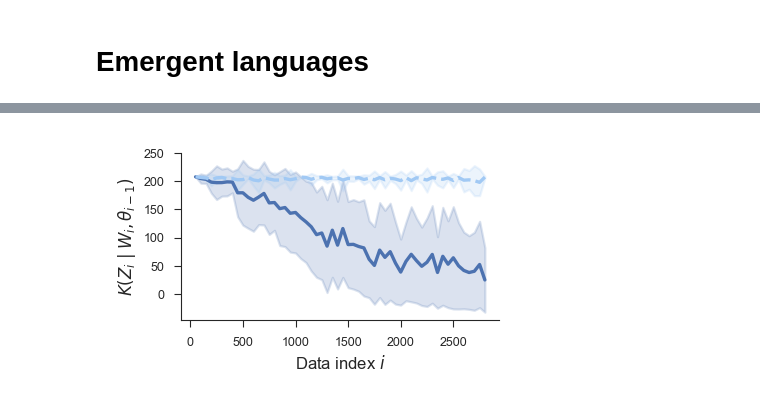
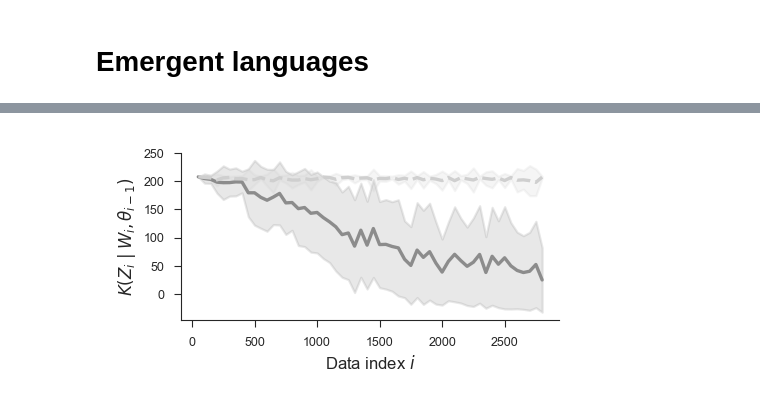
Before and after one commit to EricElmoznino/complexity_compositionality, a Jupyter notebook: papers/idea_preprint/notebook.ipynb, the cells around one changed output, grey strips where cells are left out. Drawn from its saved outputs; the diff is of its cells as text; code cells hidden in the pictures.

```diff
--- a/papers/idea_preprint/notebook.ipynb
+++ b/papers/idea_preprint/notebook.ipynb
@@ -593,24 +608,24 @@ data_results["reset"] = ~data_results["data_dir"].str.contains("no-resets")
 # %%
-fig, ax = plt.subplots(figsize=(2, 1.2))
+fig, ax = plt.subplots(figsize=(2.3, 1.2))
 
 sns.lineplot(
     data=data_curve,
     x="data encoded",
     y="K/K(interval i)",
     hue="reset",
     hue_order=[True, False],
-    palette=[sns.color_palette()[0], sns.color_palette("pastel")[0]],
+    palette=[sns.color_palette()[7], sns.color_palette("pastel")[7]],
     style="reset",
     style_order=[True, False],
     errorbar="sd",
     ax=ax,
 )
 
 ax.set(xlabel="Data index $i$", ylabel=r"$K(Z_i\; |\; W_i, \theta_{i-1})$")
 
 ax.legend().remove()
 
 fig.savefig("saved/emergent_languages_prequential_curve.pdf")
 plt.show()
 # %% [output]
-[figure, old version]
+[figure, new version]
```
Also changed, not shown: parts of 9 cells of this notebook, 6 other files.
